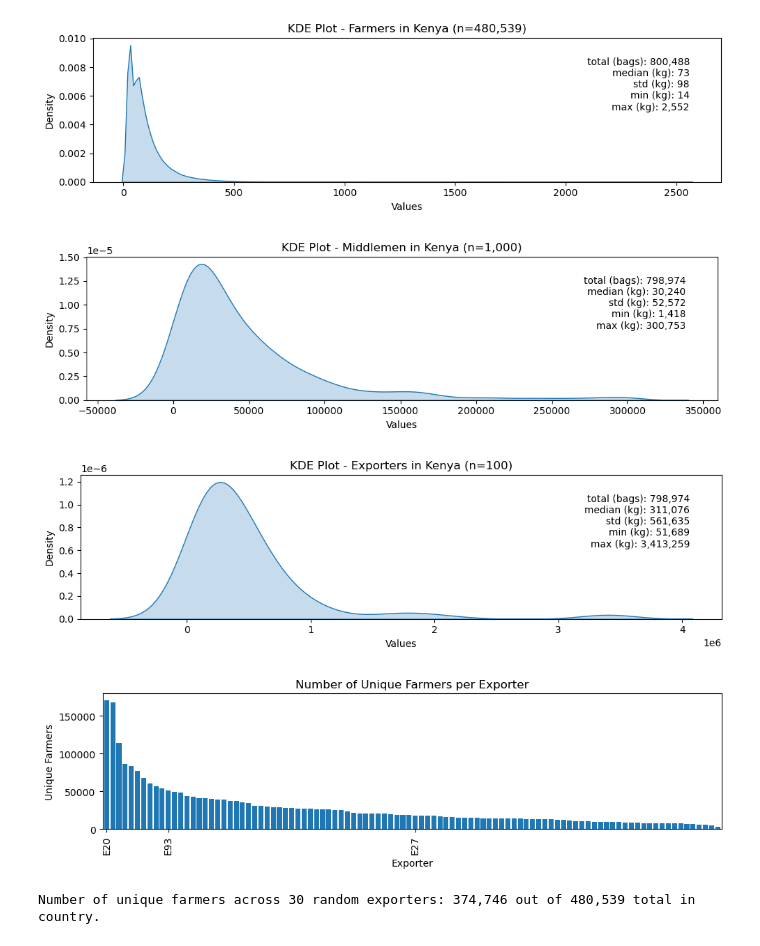
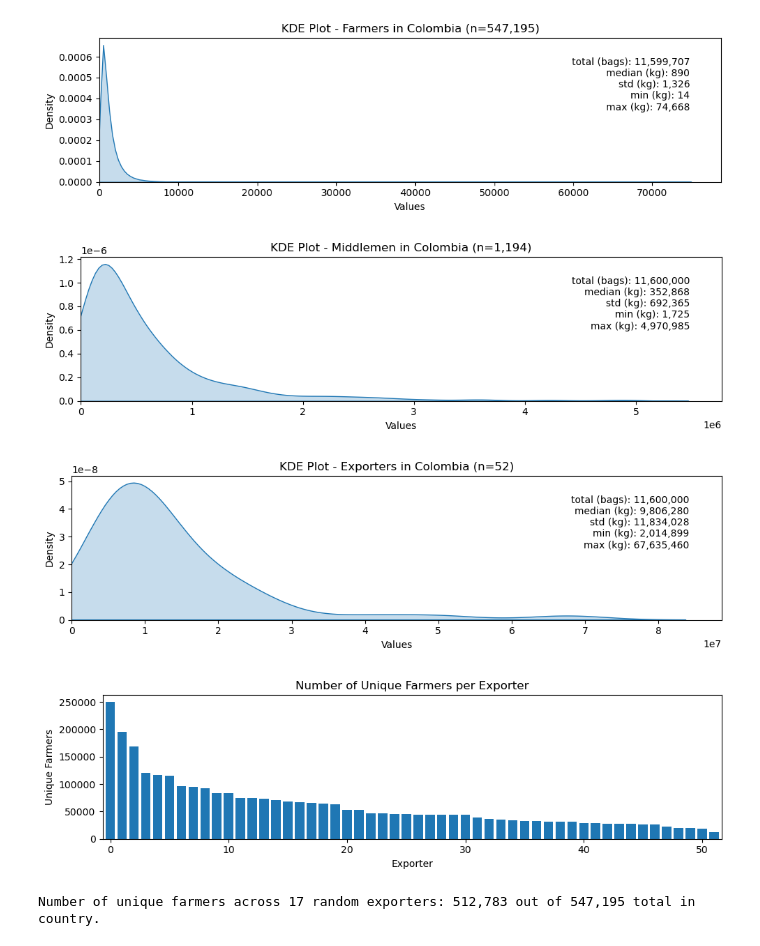
Before and after one commit to ccerv1/supply-chain-simulator, a Jupyter notebook: DashboardPrototype.ipynb, the cells around one changed output. Drawn from its saved outputs; the diff is of its cells as text; code cells hidden in the pictures.

```diff
--- a/DashboardPrototype.ipynb
+++ b/DashboardPrototype.ipynb
@@ -31,5 +9,27 @@ def plot_kde(df, group_col, value_col, title, output_file):
+# %%
+def plot_kde(df, group_col, value_col, title, output_file):
+    grouped = df.groupby(group_col)[value_col].sum()
+    n = len(grouped)
+    stats = {
+        "total (bags)": grouped.sum() / 60,
+        "median (kg)": grouped.median(),
+        "std (kg)": grouped.std(),
+        "min (kg)": grouped.min(),
+        "max (kg)": grouped.max()
+    }
+    plt.figure(figsize=(10, 3))
+    sns.kdeplot(grouped, fill=True)
+    plt.title(f"{title} (n={n:,.0f})")
+    plt.xlim(0,)
+    plt.xlabel("Values")
+    plt.ylabel("Density")
+
+    stats_text = "\n".join([f"{k}: {v:,.0f}" for k, v in stats.items()])
+    plt.annotate(stats_text, xy=(0.95, 0.5), xycoords="axes fraction", ha="right", fontsize=10)
+    plt.tight_layout()
+    plt.show()
 # %%
-country = 'Kenya'
+country = 'Colombia'
 country_df = df_raw[df_raw["country"] == country]
 
 farmers_df = country_df[country_df["source"].str.startswith("F")]
@@ -50,38 +50,45 @@ middleman_to_farmers = (
 )
 
 exporter_to_middlemen = (
     country_df[country_df["source"].str.startswith("M")]
     .groupby("target")["source"]
     .apply(set)
     .to_dict()
 )
 
 farmers_per_exporter = {
     exporter: set.union(
         *(middleman_to_farmers.get(middleman, set()) for middleman in middlemen)
     )
     for exporter, middlemen in exporter_to_middlemen.items()
 }
 
 farmer_counts = {exporter: len(farmers) for exporter, farmers in farmers_per_exporter.items()}
 
 pd.Series(farmer_counts).sort_values(ascending=False).plot(kind="bar", width=.8, figsize=(10, 3))
 plt.title("Number of Unique Farmers per Exporter")
+
 plt.xlabel("Exporter")
-plt.xticks([0,10,50])
+total_exporters = len(farmers_per_exporter)
+xtick_interval = 10
+plt.xticks(
+    ticks=range(0, total_exporters, xtick_interval),
+    labels=range(0, total_exporters, xtick_interval),
+    rotation=0
+)
+
 plt.ylabel("Unique Farmers")
 plt.tight_layout()
-plt.savefig("unique_farmers_per_exporter.png")
 plt.show()
 
-N = 30
+N = total_exporters // 3
 random_exporters = random.sample(list(farmers_per_exporter.keys()), min(N, len(farmers_per_exporter)))
 random_farmers_union = set.union(*(farmers_per_exporter[exporter] for exporter in random_exporters))
 
 print(f"Number of unique farmers across {N} random exporters: {len(random_farmers_union):,.0f} out of {num_farmers:,.0f} total in country.")
 # %% [output]
-[figure, old version]
+[figure, new version]
-[figure, old version]
+[figure, new version]
-[figure, old version]
+[figure, new version]
-[figure, old version]
+[figure, new version]
-Number of unique farmers across 30 random exporters: 374,746 out of 480,539 total in country.
+Number of unique farmers across 17 random exporters: 512,783 out of 547,195 total in country.
```
Also changed, not shown: parts of 1 cell of this notebook, 5 other files.
